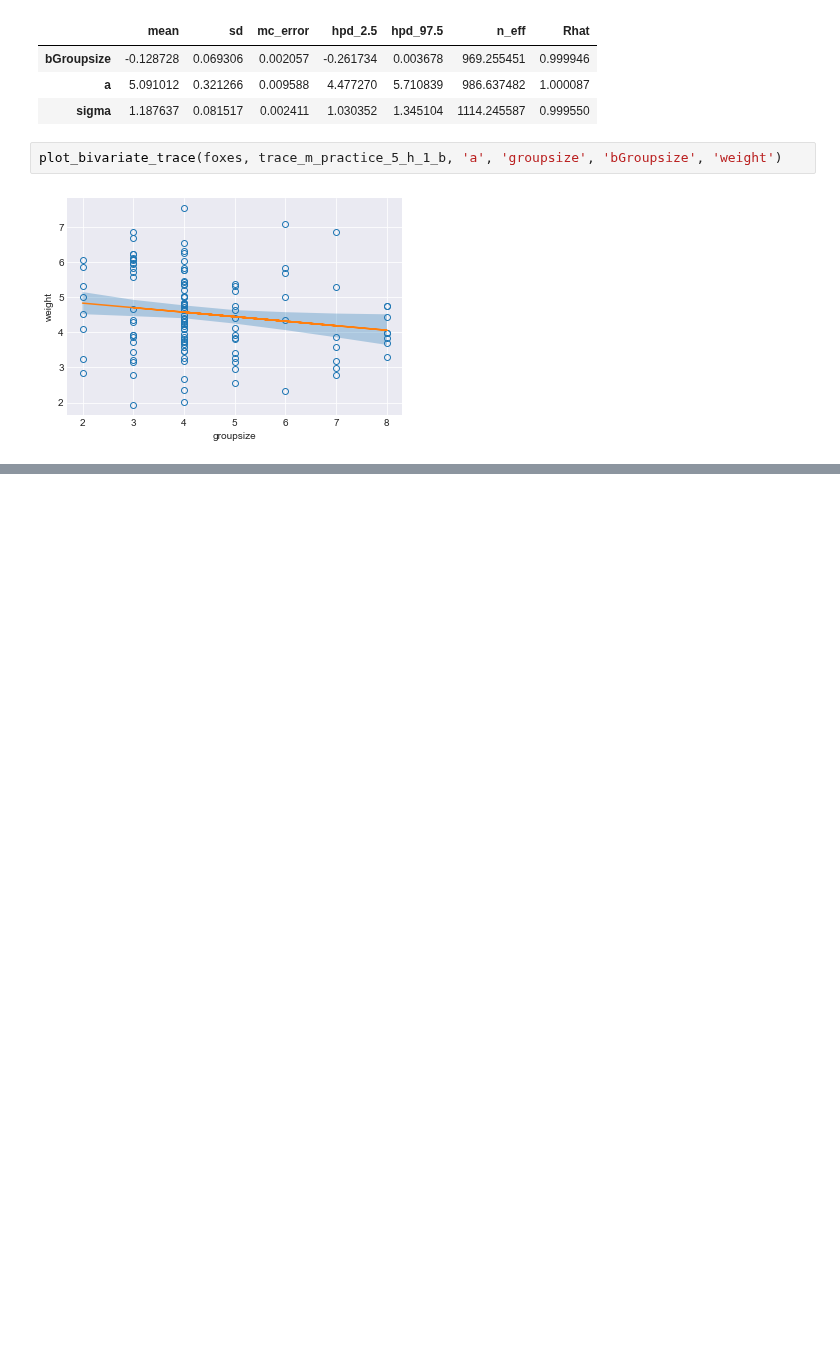
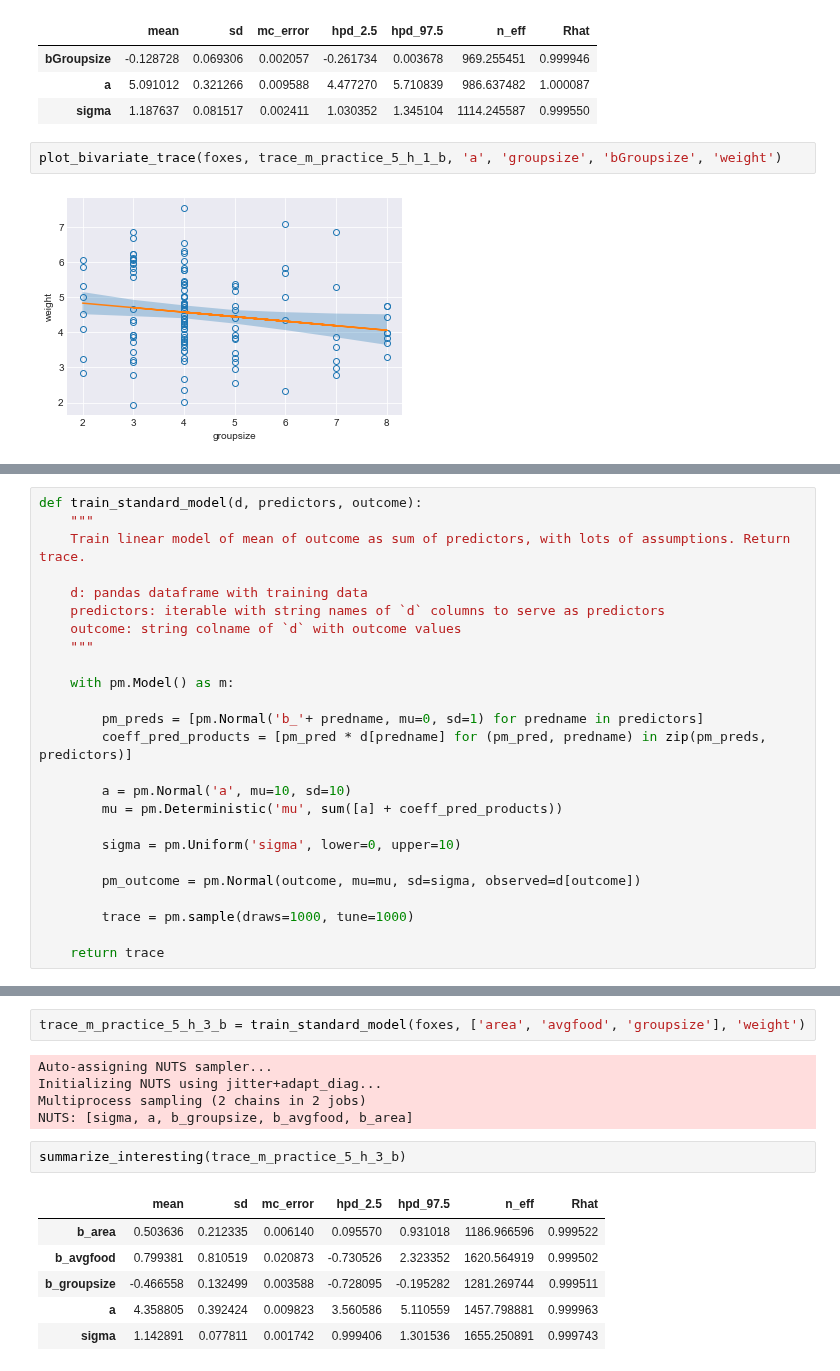
Before and after one commit to nwweber/statistical_rethinking, a Jupyter notebook: chapter_05_multivariate_linear_models.ipynb, the cells around one changed output, grey strips where cells are left out. Saved outputs shown, nothing was run; the diff lists cells and outputs as text; blank space fills up the shorter version.

```diff
--- a/chapter_05_multivariate_linear_models.ipynb
+++ b/chapter_05_multivariate_linear_models.ipynb
@@ -1949,0 +2019,25 @@ ax.set_ylabel('kcal_per_g');
+# %%
+def train_standard_model(d, predictors, outcome):
+    """
+    Train linear model of mean of outcome as sum of predictors, with lots of assumptions. Return trace.
+
+    d: pandas dataframe with training data
+    predictors: iterable with string names of `d` columns to serve as predictors
+    outcome: string colname of `d` with outcome values
+    """
+
+    with pm.Model() as m:
+
+        pm_preds = [pm.Normal('b_'+ predname, mu=0, sd=1) for predname in predictors]
+        coeff_pred_products = [pm_pred * d[predname] for (pm_pred, predname) in zip(pm_preds, predictors)]
+
+        a = pm.Normal('a', mu=10, sd=10)
+        mu = pm.Deterministic('mu', sum([a] + coeff_pred_products))
+
+        sigma = pm.Uniform('sigma', lower=0, upper=10)
+
+        pm_outcome = pm.Normal(outcome, mu=mu, sd=sigma, observed=d[outcome])
+
+        trace = pm.sample(draws=1000, tune=1000)
+
+    return trace
@@ -1949,0 +2059,16 @@ ax.set_ylabel('kcal_per_g');
+# %%
+trace_m_practice_5_h_3_b = train_standard_model(foxes, ['area', 'avgfood', 'groupsize'], 'weight')
+# %% [output]
+Auto-assigning NUTS sampler...
+Initializing NUTS using jitter+adapt_diag...
+Multiprocess sampling (2 chains in 2 jobs)
+NUTS: [sigma, a, b_groupsize, b_avgfood, b_area]
+# %%
+summarize_interesting(trace_m_practice_5_h_3_b)
+# %% [output]
+|  | mean | sd | mc_error | hpd_2.5 | hpd_97.5 | n_eff | Rhat |
+| b_area | 0.503636 | 0.212335 | 0.006140 | 0.095570 | 0.931018 | 1186.966596 | 0.999522 |
+| b_avgfood | 0.799381 | 0.810519 | 0.020873 | -0.730526 | 2.323352 | 1620.564919 | 0.999502 |
+| b_groupsize | -0.466558 | 0.132499 | 0.003588 | -0.728095 | -0.195282 | 1281.269744 | 0.999511 |
+| a | 4.358805 | 0.392424 | 0.009823 | 3.560586 | 5.110559 | 1457.798881 | 0.999963 |
+| sigma | 1.142891 | 0.077811 | 0.001742 | 0.999406 | 1.301536 | 1655.250891 | 0.999743 |
```
Also changed, not shown: parts of 18 cells of this notebook.
